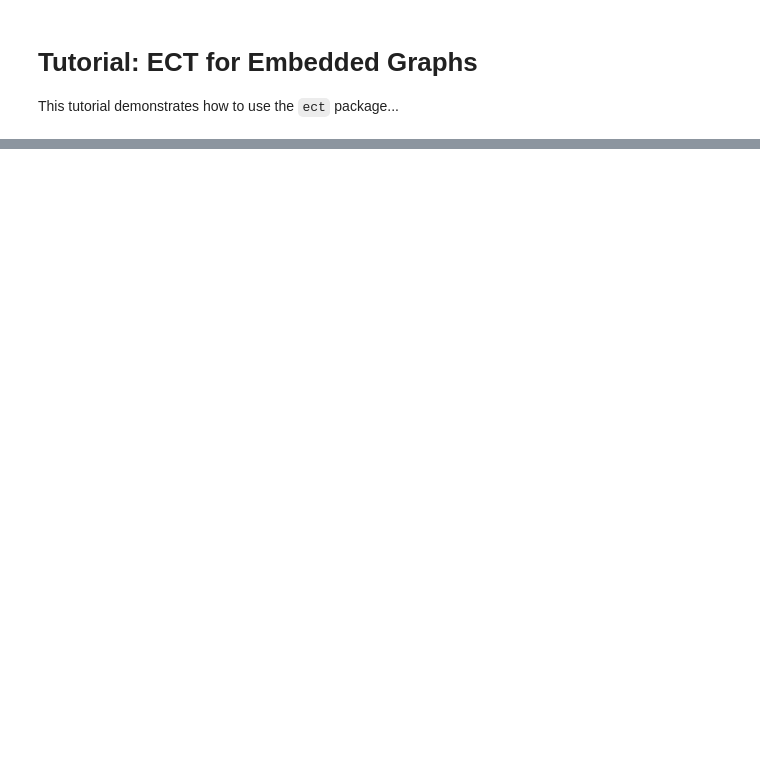
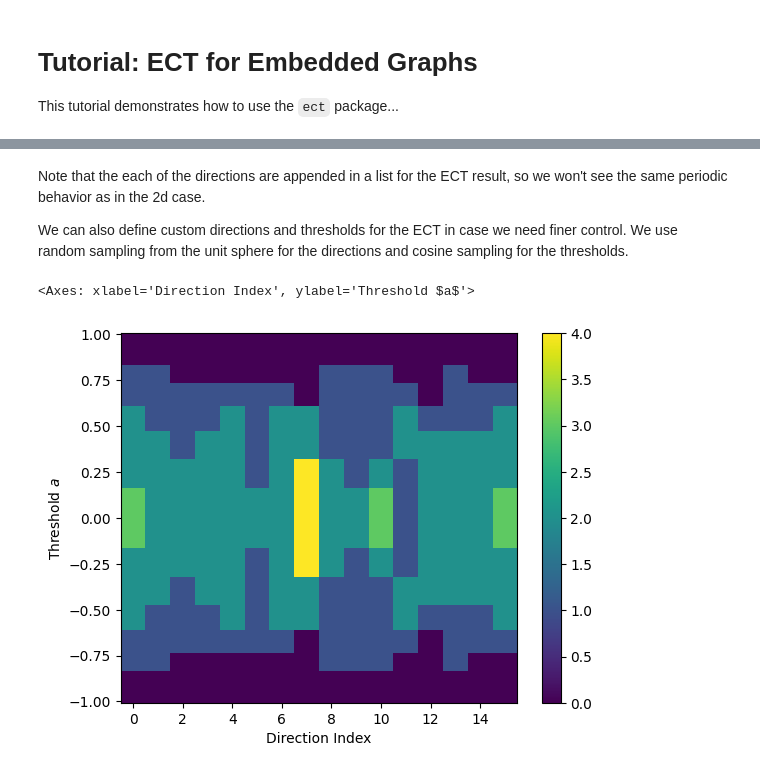
Before and after one commit to MunchLab/ect, a Jupyter notebook: doc_source/notebooks/tutorial_graph.ipynb, the cells around one changed output, grey strips where cells are left out. Saved outputs shown, nothing was run; the diff lists cells and outputs as text; code cells hidden in the pictures; blank space fills up the shorter version.

```diff
--- a/doc_source/notebooks/tutorial_graph.ipynb
+++ b/doc_source/notebooks/tutorial_graph.ipynb
@@ -109,0 +224,15 @@ sect.plot()
+# %% [markdown]
+ Note that the each of the directions are appended in a list for the ECT result, so we won't see the same periodic behavior as in the 2d case.
+
+ We can also define custom directions and thresholds for the ECT in case we need finer control. We use random sampling from the unit sphere for the directions and cosine sampling for the thresholds.
+# %%
+from ect import Directions
+
+directions = Directions.random(16, dim=3)
+thresholds = np.cos(np.linspace(0, np.pi, 20))
+ect_3d = ECT(directions=directions, thresholds=thresholds)
+result_3d = ect_3d.calculate(graph_3d)
+result_3d.plot()
+# %% [output]
+<Axes: xlabel='Direction Index', ylabel='Threshold $a$'>
+[figure, added]
```
Also changed, not shown: parts of 27 cells of this notebook.
